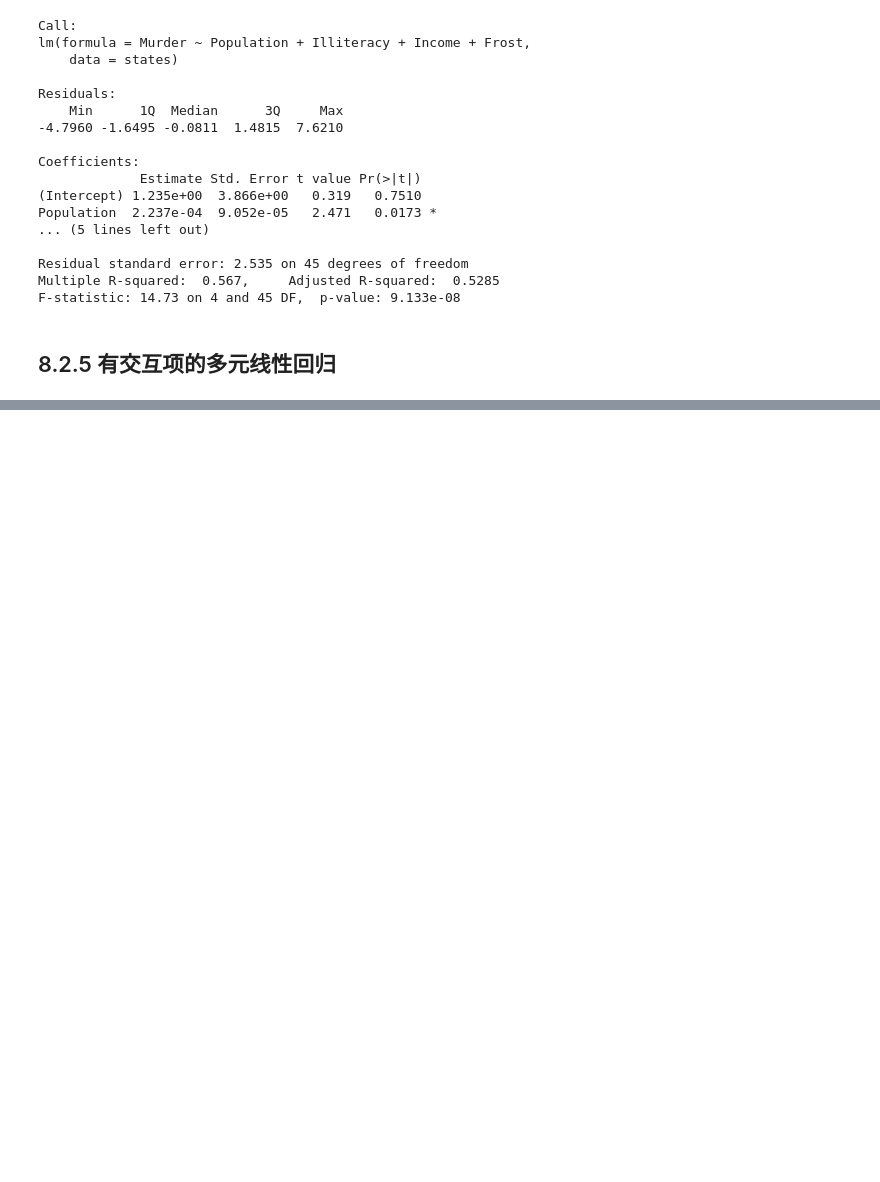
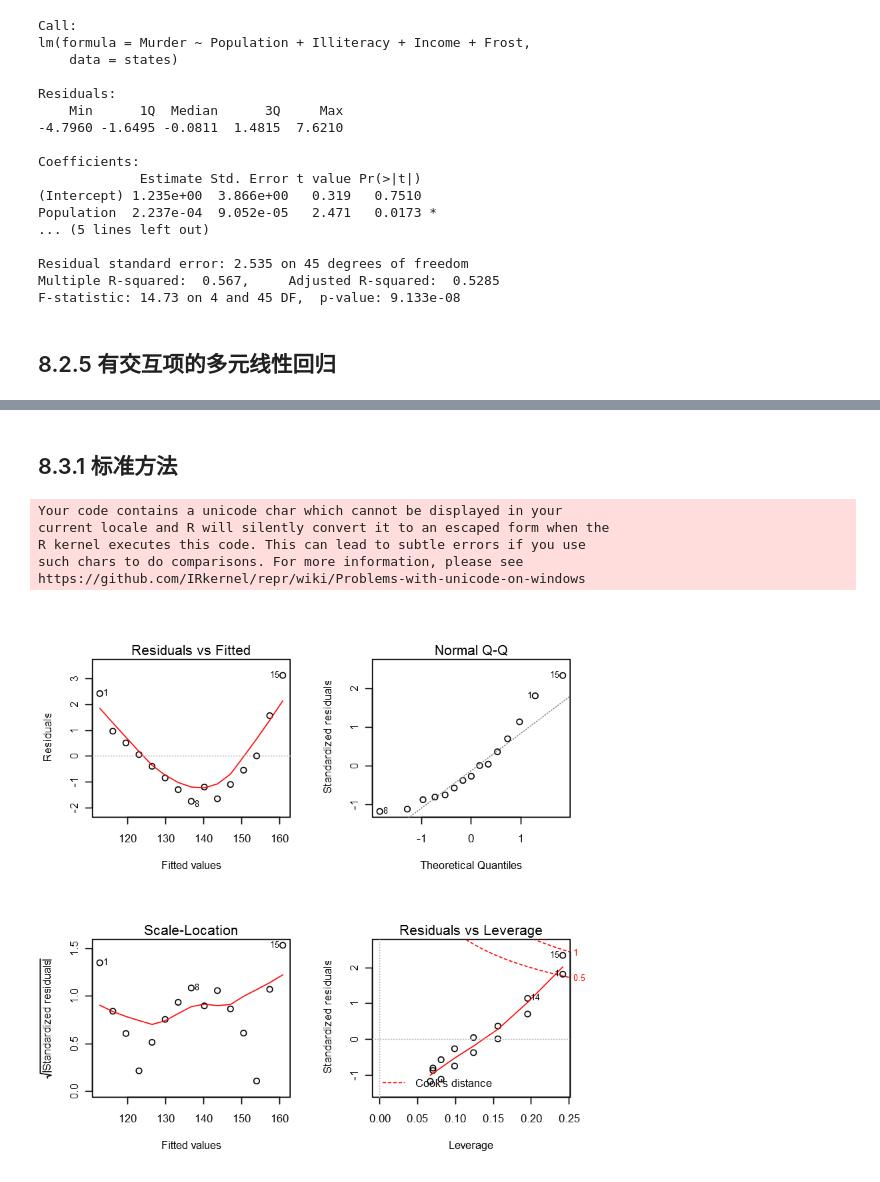
Before and after one commit to xiaowei3223/R-learning, a Jupyter notebook: 8 回归.ipynb, the cells around one changed output, grey strips where cells are left out. Drawn from its saved outputs; the diff is of its cells as text; code cells hidden in the pictures; blank space fills up the shorter version.

```diff
--- a/8 回归.ipynb
+++ b/8 回归.ipynb
@@ -218,0 +310,15 @@ F-statistic: 14.73 on 4 and 45 DF,  p-value: 9.133e-08
+# %% [markdown]
+## 8.3.1 标准方法
+# %%
+#最常用的方法就是对lm()函数返回的对象使用plot()函数，可以生成评价模型你和情况的四幅图形。
+
+fit <- lm(weight ~ height, data=women)
+par(mfrow=c(2,2))
+plot(fit) #体重对身高回归的诊断图
+# %% [output]
+Your code contains a unicode char which cannot be displayed in your
+current locale and R will silently convert it to an escaped form when the
+R kernel executes this code. This can lead to subtle errors if you use
+such chars to do comparisons. For more information, please see
+https://github.com/IRkernel/repr/wiki/Problems-with-unicode-on-windows
+[figure, added]
```
Also changed, not shown: parts of 25 cells of this notebook, 2 other files.
